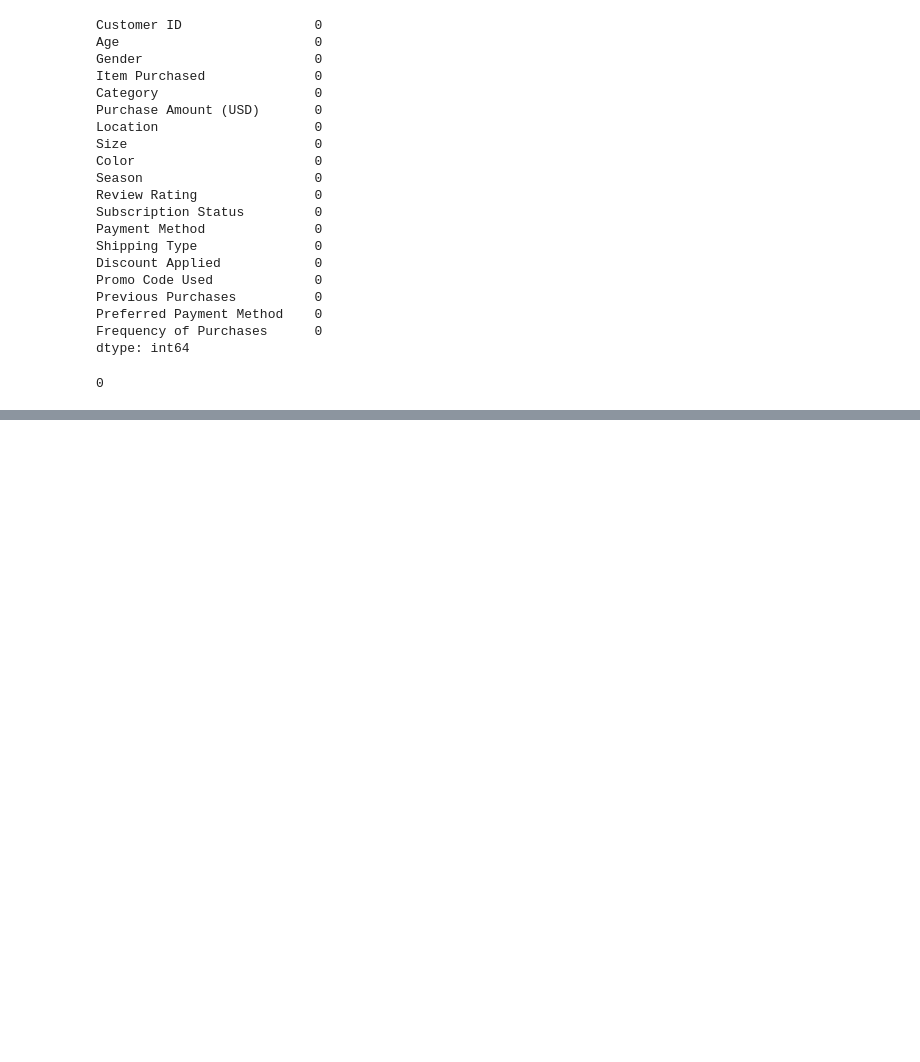
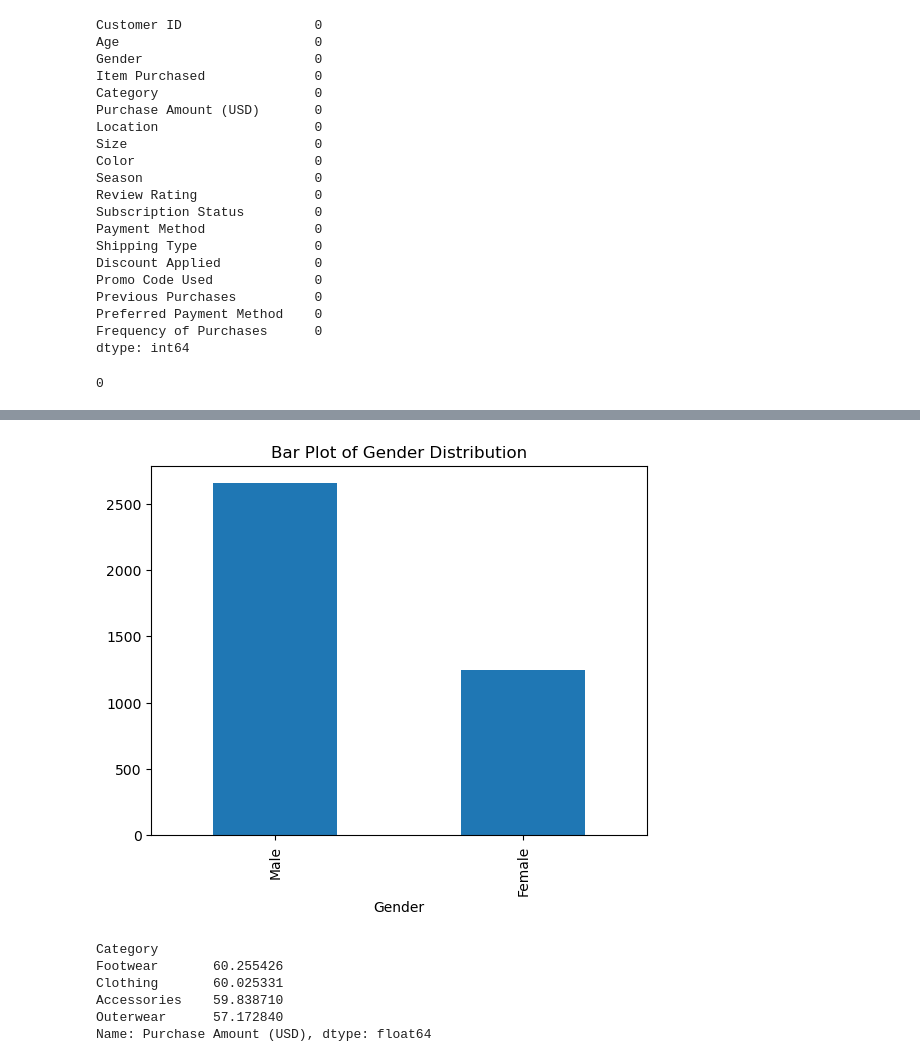
Before and after one commit to markprubin/misc-da, a Jupyter notebook: shopping-trends/shopping_trends.ipynb, the cells around one changed output, grey strips where cells are left out. Saved outputs shown, nothing was run; the diff lists cells and outputs as text; code cells hidden in the pictures; blank space fills up the shorter version.

```diff
--- a/shopping-trends/shopping_trends.ipynb
+++ b/shopping-trends/shopping_trends.ipynb
@@ -80,0 +91,15 @@ Text(0.5, 1.0, 'Histogram of Age')
+# %%
+data["Gender"].value_counts().plot(kind = "bar")
+plt.title("Bar Plot of Gender Distribution")
+plt.show()
+# %% [output]
+[figure, added]
+# %%
+data.groupby("Category")["Purchase Amount (USD)"].mean().sort_values(ascending=False)
+# %% [output]
+Category
+Footwear       60.255426
+Clothing       60.025331
+Accessories    59.838710
+Outerwear      57.172840
+Name: Purchase Amount (USD), dtype: float64
```
Also changed, not shown: parts of 6 cells of this notebook.
